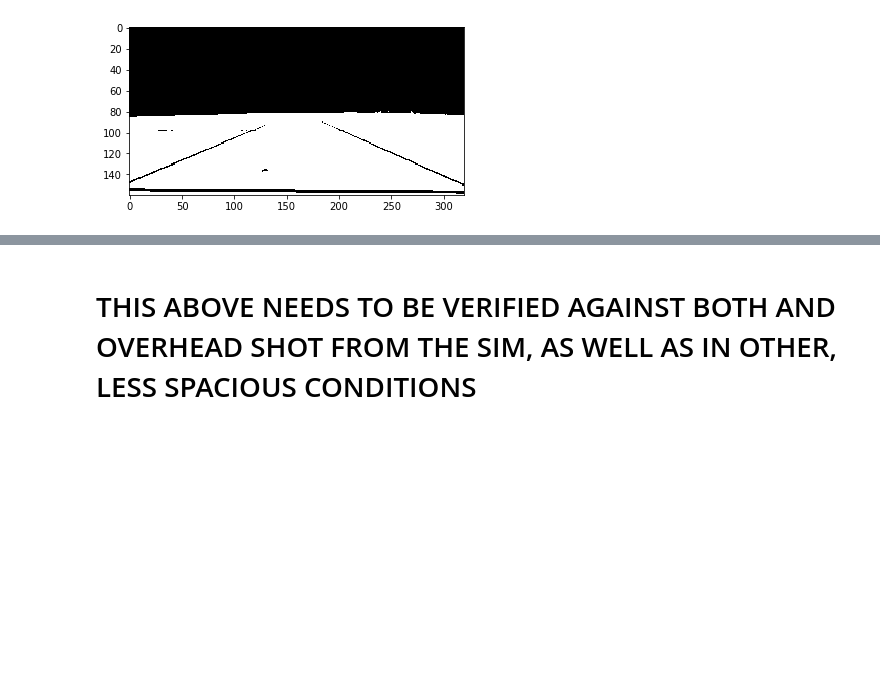
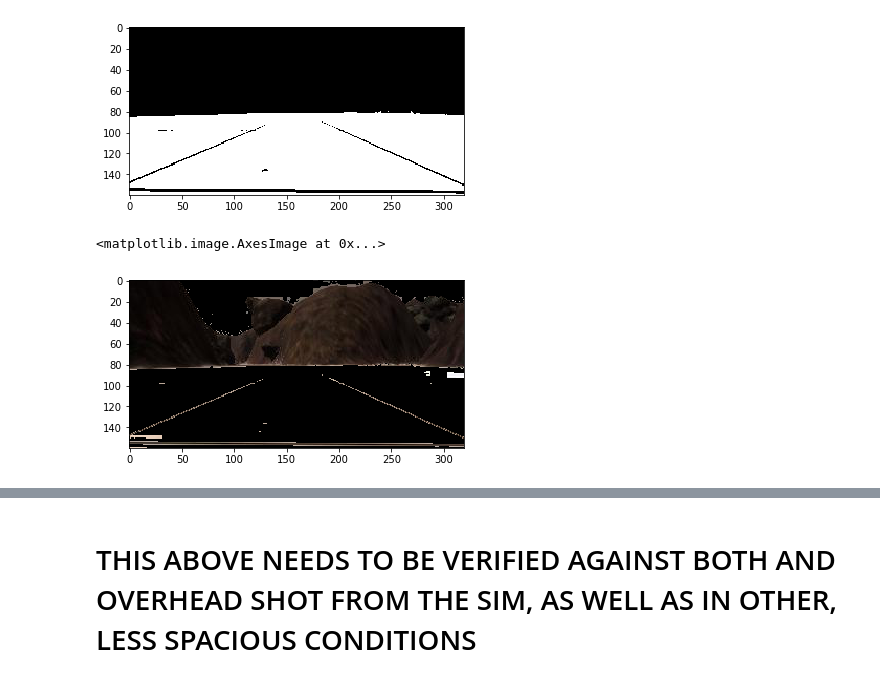
Before and after one commit to d13sl0w/RoboND-Rover-Project, a Jupyter notebook: code/Rover_Scratch_Space.ipynb, the cells around one changed output, grey strips where cells are left out. Saved outputs shown, nothing was run; the diff lists cells and outputs as text; code cells hidden in the pictures; blank space fills up the shorter version.

```diff
--- a/code/Rover_Scratch_Space.ipynb
+++ b/code/Rover_Scratch_Space.ipynb
@@ -53,6 +59,40 @@ plt.imshow(threshed, cmap='gray')
 # %% [output]
 <matplotlib.image.AxesImage at 0x...>
 [figure]
+# %%
+def hsv_color_select(frame):
+    # converts image to HSV to ease empirical selection
+    #  of color ranges for maskings
+    hsv_image = cv2.cvtColor(frame, cv2.COLOR_RGB2HSV)
+    lower_trad_hsv = [10.,0.,75.]
+    upper_trad_hsv = [70.,18.,100.]
+    # gpick uses different scale for HSV values than cv2
+    lower_ground = np.array([lower_trad_hsv[0] / 2,(lower_trad_hsv[1] / 100) * 255, (lower_trad_hsv[2] / 100) * 255])
+    upper_ground = np.array([upper_trad_hsv[0] / 2,(upper_trad_hsv[1] / 100) * 255, (upper_trad_hsv[2] / 100) * 255])
+
+    lower_trad_hsv = [5.,5.,40.]
+    upper_trad_hsv = [45.,15.,60.]
+    # gpick uses different scale for HSV values than cv2
+    lower_sky = np.array([lower_trad_hsv[0] / 2,(lower_trad_hsv[1] / 100) * 255, (lower_trad_hsv[2] / 100) * 255])
+    upper_sky = np.array([upper_trad_hsv[0] / 2,(upper_trad_hsv[1] / 100) * 255, (upper_trad_hsv[2] / 100) * 255])
+
+    ground_mask = cv2.inRange(hsv_image, lower_ground, upper_ground)
+    sky_mask = cv2.inRange(hsv_image, lower_sky, upper_sky)
+
+    walls_mask = cv2.bitwise_not(cv2.bitwise_or(ground_mask, sky_mask))
+
+    ground_out = cv2.bitwise_and(frame, frame, mask=ground_mask)
+    walls_out = cv2.bitwise_and(frame, frame, mask=walls_mask)
+
+
+    return ground_out, walls_out
+
+ground_masked, walls_masked = hsv_color_select(image)
+
+plt.imshow(walls_masked)
+# %% [output]
+<matplotlib.image.AxesImage at 0x...>
+[figure, added]
 # %%
 # Define a function to perform a perspective transform
 # I've used the example grid image above to choose source points for the
```
Also changed, not shown: parts of 2 cells of this notebook.
